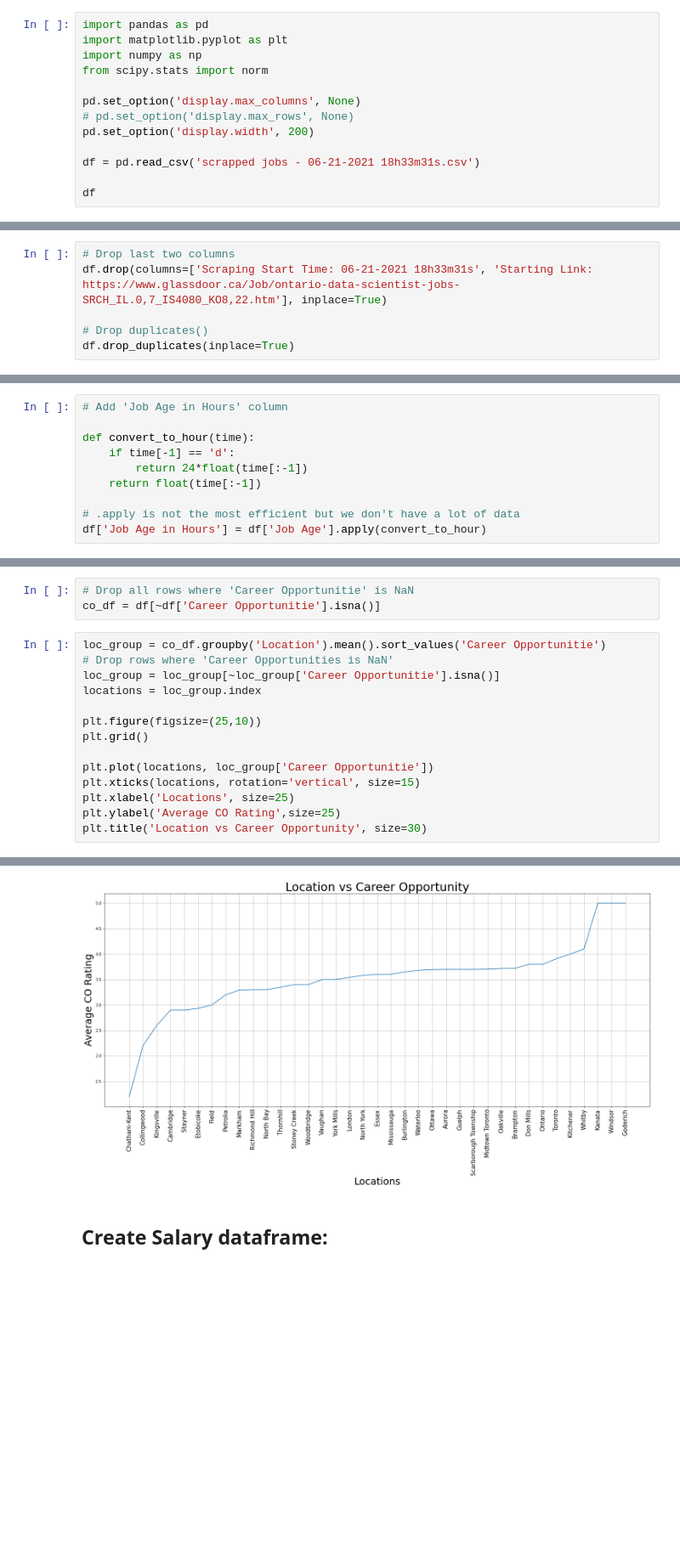
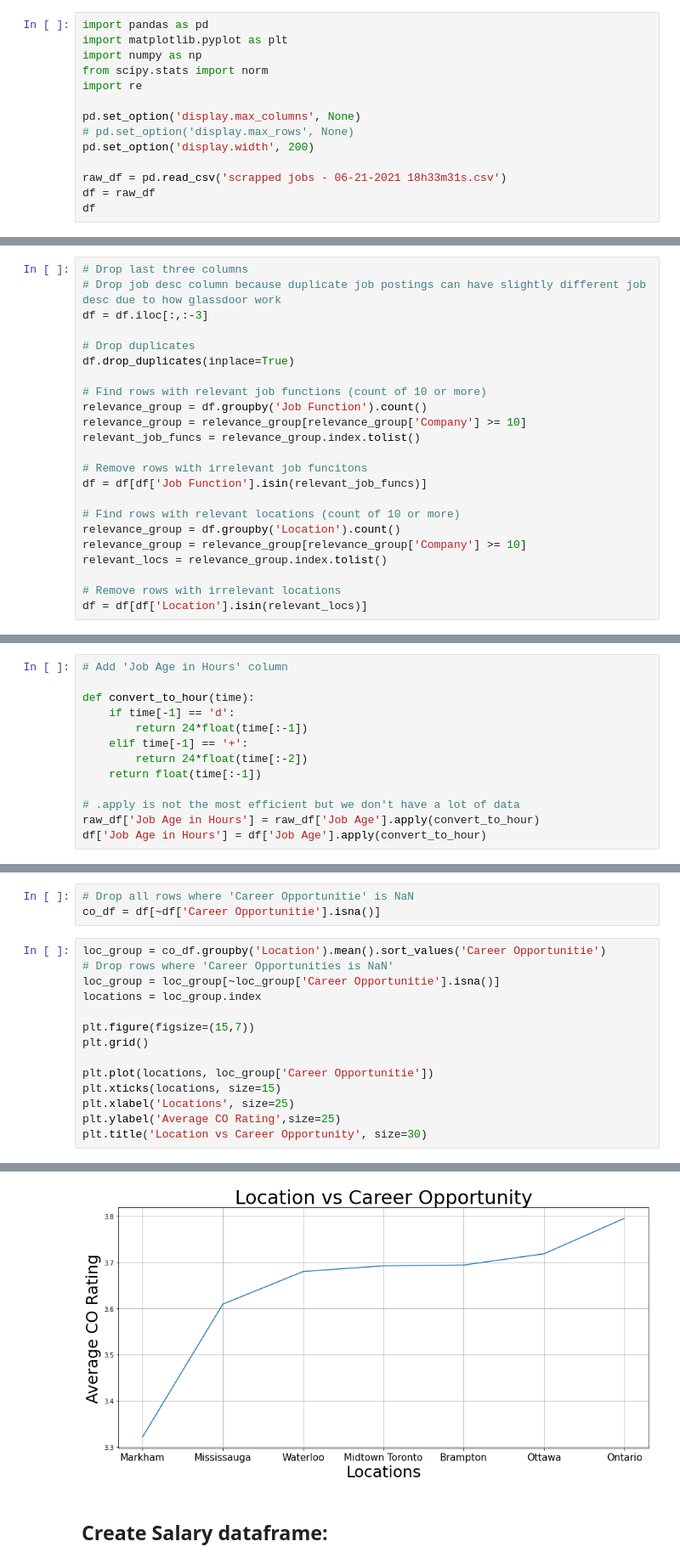
Before and after one commit to rlllam/Glassfloor, a Jupyter notebook: Glassdoor analysis/Jupyter Notebook/glassdoor analysis.ipynb, the cells around one changed output, grey strips where cells are left out. Shown at 85% size. Cells and saved outputs as stored; diff of their text form; blank space fills up the shorter version.

```diff
--- a/Glassdoor analysis/Jupyter Notebook/glassdoor analysis.ipynb
+++ b/Glassdoor analysis/Jupyter Notebook/glassdoor analysis.ipynb
@@ -9,13 +9,14 @@ import pandas as pd
 import matplotlib.pyplot as plt
 import numpy as np
 from scipy.stats import norm
+import re
 
 pd.set_option('display.max_columns', None)
 # pd.set_option('display.max_rows', None)
 pd.set_option('display.width', 200)
 
-df = pd.read_csv('scrapped jobs - 06-21-2021 18h33m31s.csv')
-
+raw_df = pd.read_csv('scrapped jobs - 06-21-2021 18h33m31s.csv')
+df = raw_df
 df
 # %% [output]
 |  | Company | Job Title | Location | Employer Estimated Salary | Easy Apply | Special Label | Job Age | ... |
@@ -33,12 +34,29 @@ df
 900 rows × 26 columns
 # %% [markdown]
 # Data Cleaning:
-# %%
-# Drop last two columns
-df.drop(columns=['Scraping Start Time: 06-21-2021 18h33m31s', 'Starting Link: https://www.glassdoor.ca/Job/ontario-data-scientist-jobs-SRCH_IL.0,7_IS4080_KO8,22.htm'], inplace=True)
-
-# Drop duplicates()
-df.drop_duplicates(inplace=True)
+# %%
+# Drop last three columns
+# Drop job desc column because duplicate job postings can have slightly different job desc due to how glassdoor work
+df = df.iloc[:,:-3]
+
+# Drop duplicates
+df.drop_duplicates(inplace=True)
+
+# Find rows with relevant job functions (count of 10 or more)
+relevance_group = df.groupby('Job Function').count()
+relevance_group = relevance_group[relevance_group['Company'] >= 10]
+relevant_job_funcs = relevance_group.index.tolist()
+
+# Remove rows with irrelevant job funcitons
+df = df[df['Job Function'].isin(relevant_job_funcs)]
+
+# Find rows with relevant locations (count of 10 or more)
+relevance_group = df.groupby('Location').count()
+relevance_group = relevance_group[relevance_group['Company'] >= 10]
+relevant_locs = relevance_group.index.tolist()
+
+# Remove rows with irrelevant locations
+df = df[df['Location'].isin(relevant_locs)]
 # %% [markdown]
 # Ratings distribution:
 # %%
@@ -59,8 +77,11 @@ Text(0, 0.5, 'Number of Postings')
 def convert_to_hour(time):
     if time[-1] == 'd':
         return 24*float(time[:-1])
+    elif time[-1] == '+':
+        return 24*float(time[:-2])
     return float(time[:-1])
 
 # .apply is not the most efficient but we don't have a lot of data
+raw_df['Job Age in Hours'] = raw_df['Job Age'].apply(convert_to_hour)
 df['Job Age in Hours'] = df['Job Age'].apply(convert_to_hour)
 # %%
@@ -122,20 +143,20 @@ co_df = df[~df['Career Opportunitie'].isna()]
 # %%
 loc_group = co_df.groupby('Location').mean().sort_values('Career Opportunitie')
 # Drop rows where 'Career Opportunities is NaN'
 loc_group = loc_group[~loc_group['Career Opportunitie'].isna()]
 locations = loc_group.index
 
-plt.figure(figsize=(25,10))
+plt.figure(figsize=(15,7))
 plt.grid()
 
 plt.plot(locations, loc_group['Career Opportunitie'])
-plt.xticks(locations, rotation='vertical', size=15)
+plt.xticks(locations, size=15)
 plt.xlabel('Locations', size=25)
 plt.ylabel('Average CO Rating',size=25)
 plt.title('Location vs Career Opportunity', size=30)
 # %% [output]
 Text(0.5, 1.0, 'Location vs Career Opportunity')
-[figure, old version]
+[figure, new version]
 # %% [markdown]
 ## Create Salary dataframe:
 # %%
```
Also changed, not shown: parts of 15 cells of this notebook, 1 other file.
